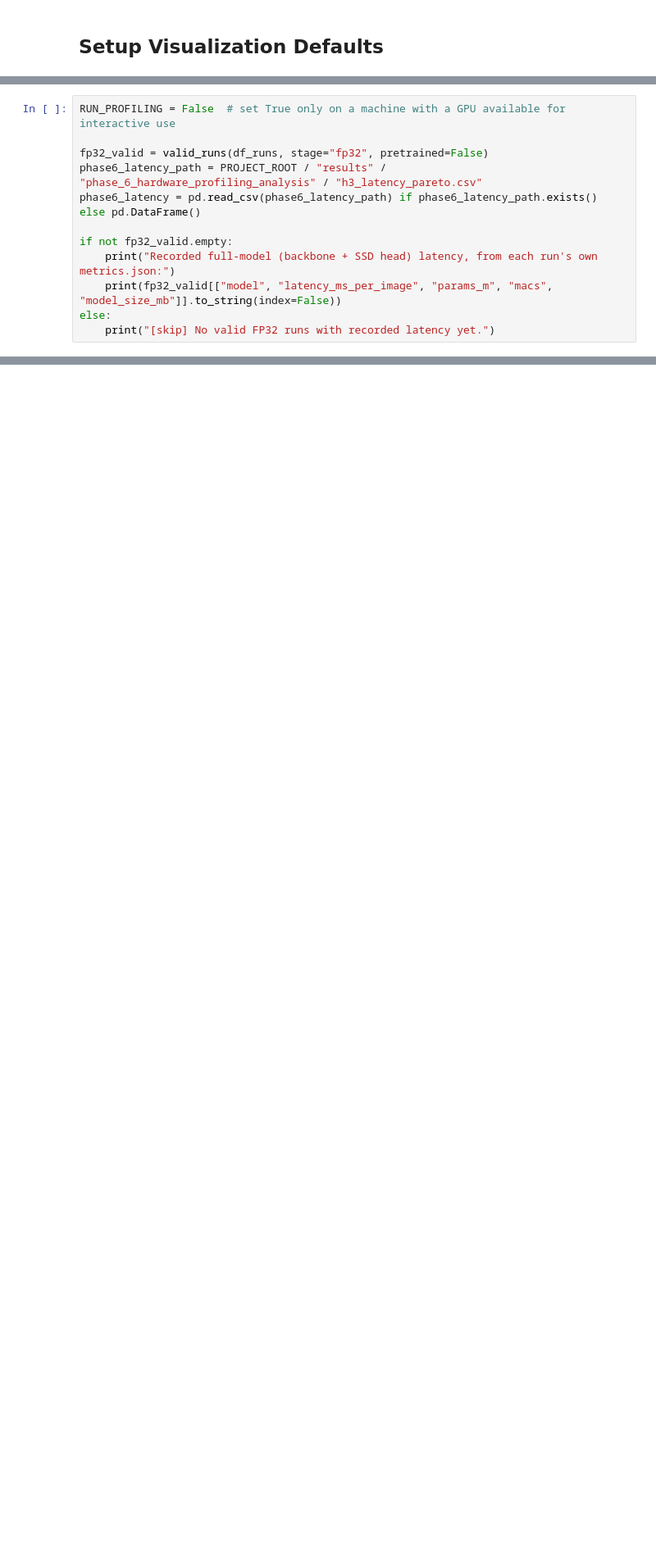
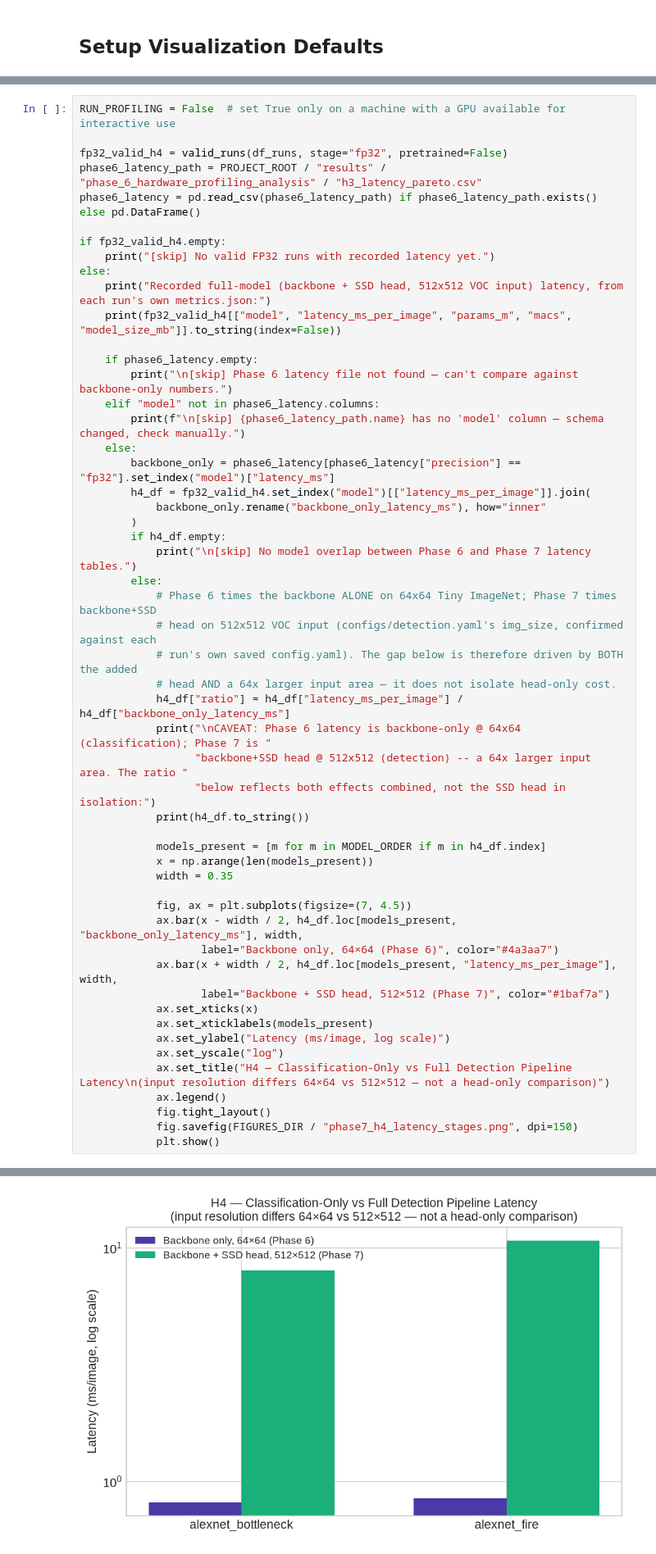
Before and after one commit to RafaelSdeS/dnn_study, a Jupyter notebook: notebooks/phase_7_detection_segmentation_analysis/phase7_results_analysis.ipynb, the cells around one changed output, grey strips where cells are left out. Shown at 82% size. Cells and saved outputs as stored; diff of their text form; blank space fills up the shorter version.

```diff
--- a/notebooks/phase_7_detection_segmentation_analysis/phase7_results_analysis.ipynb
+++ b/notebooks/phase_7_detection_segmentation_analysis/phase7_results_analysis.ipynb
@@ -424,13 +474,54 @@ Phase 6's backbone-only latency numbers for comparison.
 # %%
 RUN_PROFILING = False  # set True only on a machine with a GPU available for interactive use
 
-fp32_valid = valid_runs(df_runs, stage="fp32", pretrained=False)
+fp32_valid_h4 = valid_runs(df_runs, stage="fp32", pretrained=False)
 phase6_latency_path = PROJECT_ROOT / "results" / "phase_6_hardware_profiling_analysis" / "h3_latency_pareto.csv"
 phase6_latency = pd.read_csv(phase6_latency_path) if phase6_latency_path.exists() else pd.DataFrame()
 
-if not fp32_valid.empty:
-    print("Recorded full-model (backbone + SSD head) latency, from each run's own metrics.json:")
-    print(fp32_valid[["model", "latency_ms_per_image", "params_m", "macs", "model_size_mb"]].to_string(index=False))
+if fp32_valid_h4.empty:
+    print("[skip] No valid FP32 runs with recorded latency yet.")
 else:
-    print("[skip] No valid FP32 runs with recorded latency yet.")
+    print("Recorded full-model (backbone + SSD head, 512x512 VOC input) latency, from each run's own metrics.json:")
+    print(fp32_valid_h4[["model", "latency_ms_per_image", "params_m", "macs", "model_size_mb"]].to_string(index=False))
+
+    if phase6_latency.empty:
+        print("\n[skip] Phase 6 latency file not found — can't compare against backbone-only numbers.")
+    elif "model" not in phase6_latency.columns:
+        print(f"\n[skip] {phase6_latency_path.name} has no 'model' column — schema changed, check manually.")
+    else:
+        backbone_only = phase6_latency[phase6_latency["precision"] == "fp32"].set_index("model")["latency_ms"]
+        h4_df = fp32_valid_h4.set_index("model")[["latency_ms_per_image"]].join(
+            backbone_only.rename("backbone_only_latency_ms"), how="inner"
+        )
+        if h4_df.empty:
+            print("\n[skip] No model overlap between Phase 6 and Phase 7 latency tables.")
+        else:
+            # Phase 6 times the backbone ALONE on 64x64 Tiny ImageNet; Phase 7 times backbone+SSD
+            # head on 512x512 VOC input (configs/detection.yaml's img_size, confirmed against each
+            # run's own saved config.yaml). The gap below is therefore driven by BOTH the added
+            # head AND a 64x larger input area — it does not isolate head-only cost.
+            h4_df["ratio"] = h4_df["latency_ms_per_image"] / h4_df["backbone_only_latency_ms"]
+            print("\nCAVEAT: Phase 6 latency is backbone-only @ 64x64 (classification); Phase 7 is "
+                  "backbone+SSD head @ 512x512 (detection) -- a 64x larger input area. The ratio "
+                  "below reflects both effects combined, not the SSD head in isolation:")
+            print(h4_df.to_string())
+
+            models_present = [m for m in MODEL_ORDER if m in h4_df.index]
+            x = np.arange(len(models_present))
+            width = 0.35
+
+            fig, ax = plt.subplots(figsize=(7, 4.5))
+            ax.bar(x - width / 2, h4_df.loc[models_present, "backbone_only_latency_ms"], width,
+                   label="Backbone only, 64×64 (Phase 6)", color="#4a3aa7")
+            ax.bar(x + width / 2, h4_df.loc[models_present, "latency_ms_per_image"], width,
+                   label="Backbone + SSD head, 512×512 (Phase 7)", color="#1baf7a")
+            ax.set_xticks(x)
+            ax.set_xticklabels(models_present)
+            ax.set_ylabel("Latency (ms/image, log scale)")
+            ax.set_yscale("log")
+            ax.set_title("H4 — Classification-Only vs Full Detection Pipeline Latency\n(input resolution differs 64×64 vs 512×512 — not a head-only comparison)")
+            ax.legend()
+            fig.tight_layout()
+            fig.savefig(FIGURES_DIR / "phase7_h4_latency_stages.png", dpi=150)
+            plt.show()
 # %% [output]
@@ -439,0 +538 @@ alexnet_bottleneck              8.025433  1.532362 4465786880.0       5.964869
+[figure, added]
```
Also changed, not shown: parts of 9 cells of this notebook, 12 other files.
